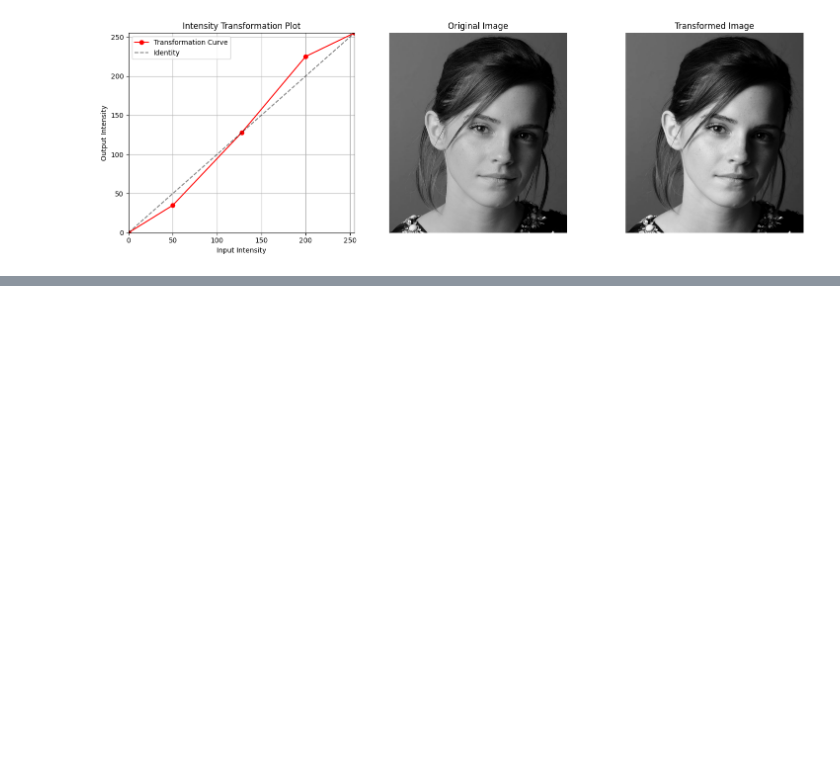
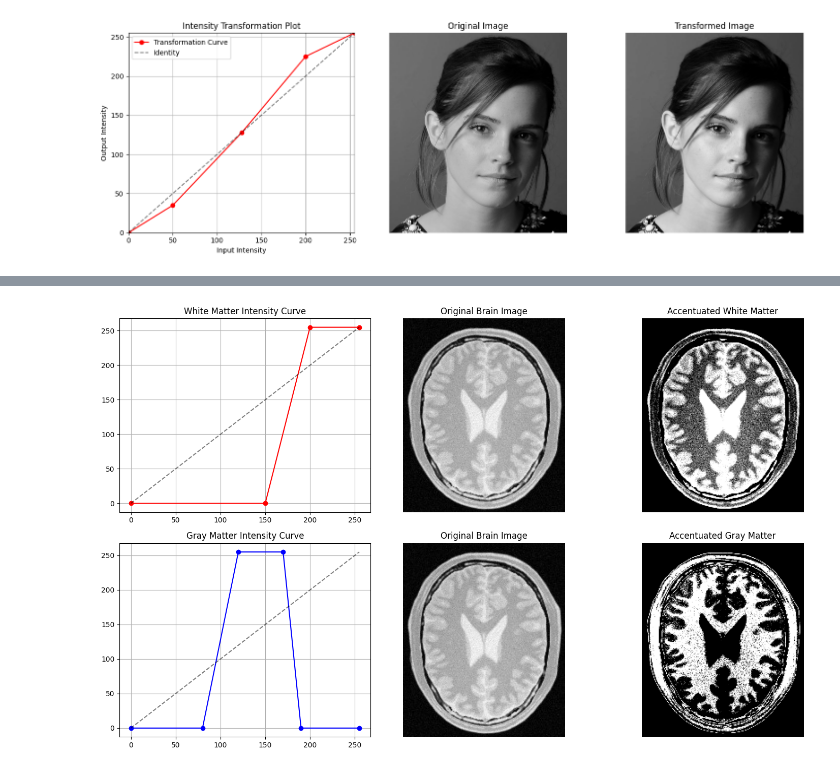
Before and after one commit to dulaksha-chathura/EN3160-Assignment-1-on-Intensity-Transformations-and-Neighborhood-Filtering, a Jupyter notebook: 230100M_a01.ipynb, the cells around one changed output, grey strips where cells are left out. Drawn from its saved outputs; the diff is of its cells as text; code cells hidden in the pictures; blank space fills up the shorter version.

```diff
--- a/230100M_a01.ipynb
+++ b/230100M_a01.ipynb
@@ -130,0 +136,58 @@ plt.show()
+# %%
+import cv2
+import matplotlib.pyplot as plt
+import numpy as np
+
+
+def intensity_transform(im, breakpoints):
+    bp = np.array(sorted(breakpoints, key=lambda x: x[0]))
+    lut = np.interp(np.arange(256), bp[:, 0], bp[:, 1]).astype(np.uint8)
+    return cv2.LUT(im, lut), bp[:, 0], bp[:, 1]
+
+
+# Load brain image
+img_brain = cv2.imread("q2.jpeg", cv2.IMREAD_GRAYSCALE)
+
+# Breakpoints to accentuate White Matter (suppress mid/dark, boost high intensities)
+bp_wm = [[0, 0], [150, 0], [200, 255], [255, 255]]
+wm_img, x_wm, y_wm = intensity_transform(img_brain, bp_wm)
+
+# Breakpoints to accentuate Gray Matter (isolate mid-intensity range)
+bp_gm = [[0, 0], [80, 0], [120, 255], [170, 255], [190, 0], [255, 0]]
+gm_img, x_gm, y_gm = intensity_transform(img_brain, bp_gm)
+
+# Visualization
+fig, axes = plt.subplots(2, 3, figsize=(15, 9))
+
+# White Matter Plot & Image
+axes[0, 0].plot(x_wm, y_wm, "r-o", label="Transformation")
+axes[0, 0].plot([0, 255], [0, 255], "k--", alpha=0.5)
+axes[0, 0].set_title("White Matter Intensity Curve")
+axes[0, 0].grid(True)
+
+axes[0, 1].imshow(img_brain, cmap="gray")
+axes[0, 1].set_title("Original Brain Image")
+axes[0, 1].axis("off")
+
+axes[0, 2].imshow(wm_img, cmap="gray")
+axes[0, 2].set_title("Accentuated White Matter")
+axes[0, 2].axis("off")
+
+# Gray Matter Plot & Image
+axes[1, 0].plot(x_gm, y_gm, "b-o", label="Transformation")
+axes[1, 0].plot([0, 255], [0, 255], "k--", alpha=0.5)
+axes[1, 0].set_title("Gray Matter Intensity Curve")
+axes[1, 0].grid(True)
+
+axes[1, 1].imshow(img_brain, cmap="gray")
+axes[1, 1].set_title("Original Brain Image")
+axes[1, 1].axis("off")
+
+axes[1, 2].imshow(gm_img, cmap="gray")
+axes[1, 2].set_title("Accentuated Gray Matter")
+axes[1, 2].axis("off")
+
+plt.tight_layout()
+plt.show()
+# %% [output]
+[figure, added]
```
Also changed, not shown: parts of 5 cells of this notebook.
